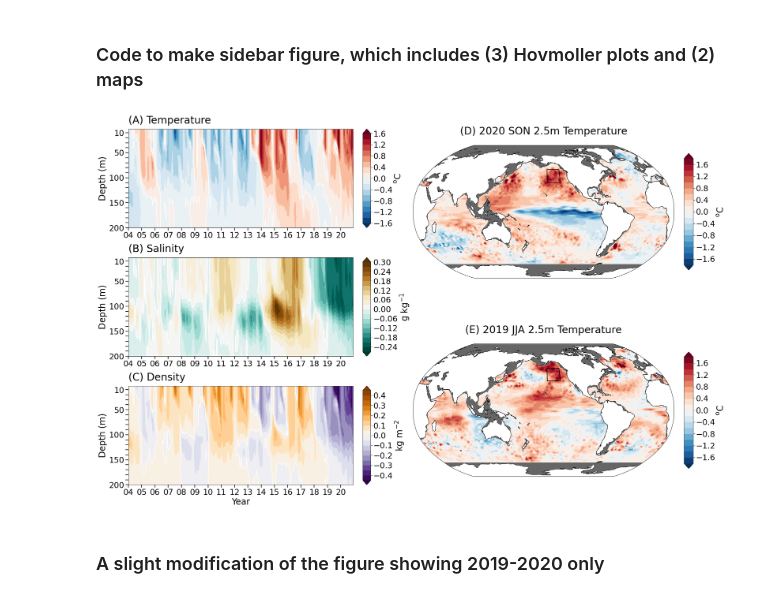
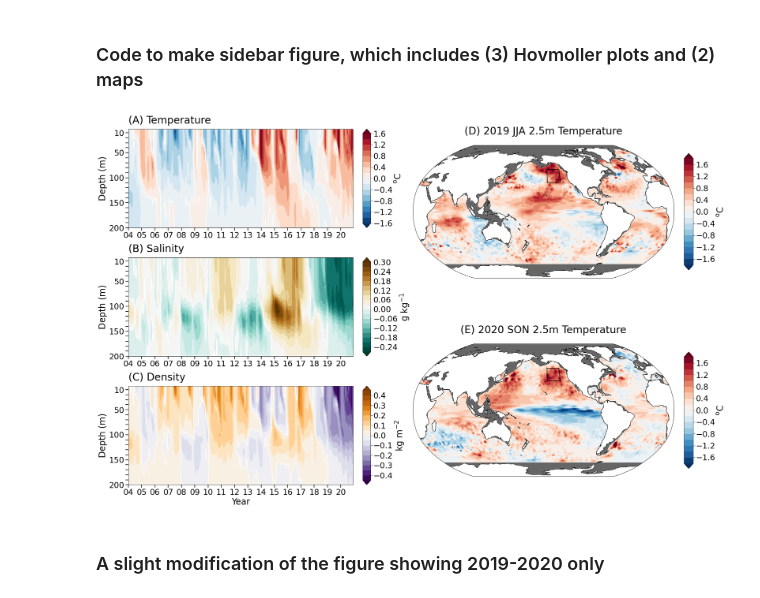
Before and after one commit to hscannell/mhw-2020, a Jupyter notebook: 02_plot_anomalies.ipynb, the cells around one changed output. Cells and saved outputs as stored; diff of their text form; code cells hidden in the pictures.

Commit message:
reorder figures

```diff
--- a/02_plot_anomalies.ipynb
+++ b/02_plot_anomalies.ipynb
@@ -115,62 +115,61 @@ cbar = plt.colorbar(cont, fraction=0.02, pad=0.03)
 cbar.set_label(r"kg $\rm m^{-2}$", fontsize=fs)
 plt.gca().xaxis.tick_bottom()
 ax3.xaxis.set_major_formatter(date_form)
 plt.xlabel('Year', fontsize=fs)
 ax3.tick_params(direction='out', length=8, width=1.5, colors='k')
 plt.title('(C) Density', loc='left', pad=15, fontsize=fst)
 
+# JJA 2019 map of surface temperature
+ax4 = fig10.add_subplot(gs01[0,0], projection=ccrs.Robinson(central_longitude=200))
+cont2 = ax4.contourf(ds.LONGITUDE-360,
+                    ds.LATITUDE,
+                    ds.CT_anom[:,0,:,:].loc[dict(TIME=slice('2019-06-01','2019-08-01'))].mean('TIME'),
+                    cmap=plt.get_cmap('RdBu_r'),
+                    extend='both',
+                    levels=np.arange(-1.8,2,.2),
+                    vmin=-1.8,
+                    vmax=1.8,
+                    transform=ccrs.PlateCarree())
+cbar = plt.colorbar(cont2, fraction=0.02, pad=0.03, shrink=0.6)
+cbar.set_label(r"$\rm ^{o}C$", fontsize=fs)
+plt.gca().patch.set_color('.40')
+ax4.add_feature(cfeature.LAND, facecolor='white', zorder=1) # '#d3d3d3'
+ax4.coastlines(linewidth=1,zorder=2)
+lon_formatter = LongitudeFormatter(zero_direction_label=False)
+lat_formatter = LatitudeFormatter()
+ax4.xaxis.set_major_formatter(lon_formatter)
+ax4.yaxis.set_major_formatter(lat_formatter)
+ax4.set_extent([20.5, 379.5, -90, 90], crs=ccrs.PlateCarree())
+plt.title('(D) 2019 JJA 2.5m Temperature', loc='center', pad=30, fontsize=fst)
+plt.plot([-154.5,-135.5,-135.5,-154.5,-154.5], [35.5,35.5,51.5,51.5,35.5],'k',transform=ccrs.PlateCarree());
 
 # SON 2020 map of surface temperature
-ax4 = fig10.add_subplot(gs01[0,0], projection=ccrs.Robinson(central_longitude=200))
-cont = ax4.contourf(ds.LONGITUDE-360,
+ax5 = fig10.add_subplot(gs01[1,0], projection=ccrs.Robinson(central_longitude=200))
+cont = ax5.contourf(ds.LONGITUDE-360,
                     ds.LATITUDE,
                     ds.CT_anom[:,0,:,:].loc[dict(TIME=slice('2020-09-01','2020-11-01'))].mean('TIME'),
                     cmap=plt.get_cmap('RdBu_r'),
                     extend='both',
                     levels=np.arange(-1.8,2,.2),
                     vmin=-1.8,
                     vmax=1.8,
                     transform=ccrs.PlateCarree())
 cbar = plt.colorbar(cont, fraction=0.02, pad=0.03, shrink=0.6)
 cbar.set_label(r"$\rm ^{o}C$", fontsize=fs)
 plt.gca().patch.set_color('.40')
-ax4.add_feature(cfeature.LAND, facecolor='white', zorder=1) # '#d3d3d3'
-ax4.coastlines(linewidth=1,zorder=2)
-lon_formatter = LongitudeFormatter(zero_direction_label=False)
-lat_formatter = LatitudeFormatter()
-ax4.xaxis.set_major_formatter(lon_formatter)
-ax4.yaxis.set_major_formatter(lat_formatter)
-ax4.set_extent([20.5, 379.5, -90, 90], crs=ccrs.PlateCarree())
-plt.title('(D) 2020 SON 2.5m Temperature', loc='center', pad=30, fontsize=fst)
-plt.plot([-154.5,-135.5,-135.5,-154.5,-154.5], [35.5,35.5,51.5,51.5,35.5],'k',transform=ccrs.PlateCarree())
-
-
-# JJA 2019 map of surface temperature
-ax5 = fig10.add_subplot(gs01[1,0], projection=ccrs.Robinson(central_longitude=200))
-cont2 = ax5.contourf(ds.LONGITUDE-360,
-                    ds.LATITUDE,
-                    ds.CT_anom[:,0,:,:].loc[dict(TIME=slice('2019-06-01','2019-08-01'))].mean('TIME'),
-                    cmap=plt.get_cmap('RdBu_r'),
-                    extend='both',
-                    levels=np.arange(-1.8,2,.2),
-                    vmin=-1.8,
-                    vmax=1.8,
-                    transform=ccrs.PlateCarree())
-cbar = plt.colorbar(cont2, fraction=0.02, pad=0.03, shrink=0.6)
-cbar.set_label(r"$\rm ^{o}C$", fontsize=fs)
-plt.gca().patch.set_color('.40')
 ax5.add_feature(cfeature.LAND, facecolor='white', zorder=1) # '#d3d3d3'
 ax5.coastlines(linewidth=1,zorder=2)
 lon_formatter = LongitudeFormatter(zero_direction_label=False)
 lat_formatter = LatitudeFormatter()
 ax5.xaxis.set_major_formatter(lon_formatter)
 ax5.yaxis.set_major_formatter(lat_formatter)
 ax5.set_extent([20.5, 379.5, -90, 90], crs=ccrs.PlateCarree())
-plt.title('(E) 2019 JJA 2.5m Temperature', loc='center', pad=30, fontsize=fst)
-plt.plot([-154.5,-135.5,-135.5,-154.5,-154.5], [35.5,35.5,51.5,51.5,35.5],'k',transform=ccrs.PlateCarree());
+plt.title('(E) 2020 SON 2.5m Temperature', loc='center', pad=30, fontsize=fst)
+plt.plot([-154.5,-135.5,-135.5,-154.5,-154.5], [35.5,35.5,51.5,51.5,35.5],'k',transform=ccrs.PlateCarree())
+
 
 plt.savefig('/glade/u/home/scanh/mhw-2020/figures/figure1_2004_2020.png', dpi=300)
 # %% [output]
-[figure, old version]
+[figure, new version]
 # %% [markdown]
 ### A slight modification of the figure showing 2019-2020 only
```
Also changed, not shown: parts of 2 cells of this notebook, 2 other files.
